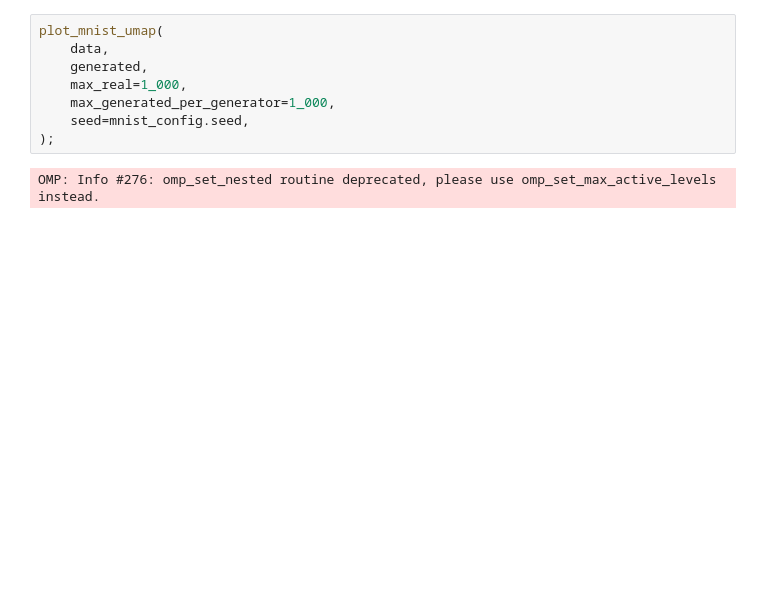
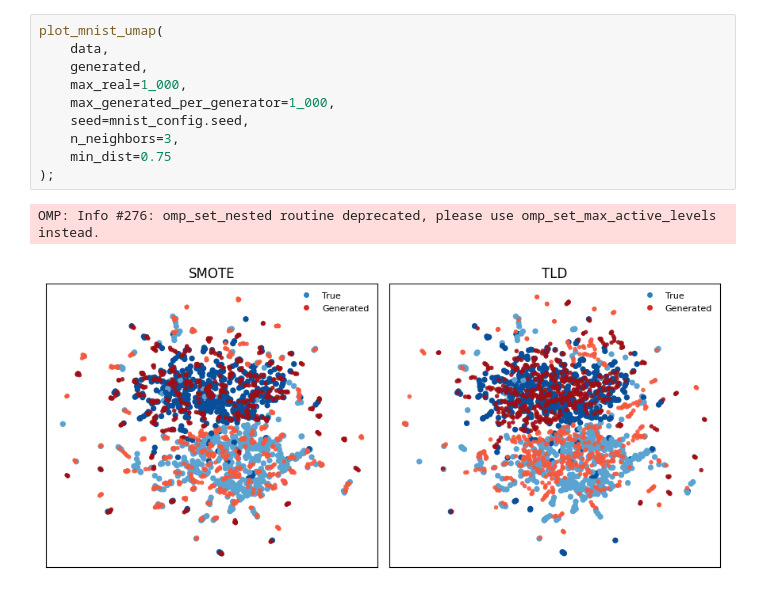
Before and after one commit to fabriziocosta/Utility, a Jupyter notebook: notebooks/mnist_utility.ipynb, the cells around one changed output. Cells and saved outputs as stored; diff of their text form; blank space fills up the shorter version.

```diff
--- a/notebooks/mnist_utility.ipynb
+++ b/notebooks/mnist_utility.ipynb
@@ -63,12 +65,15 @@ plot_mnist_samples(generated, n_per_generator=12, seed=None);
 # %%
 plot_mnist_umap(
     data,
     generated,
     max_real=1_000,
     max_generated_per_generator=1_000,
     seed=mnist_config.seed,
+    n_neighbors=3,
+    min_dist=0.75
 );
 # %% [output]
 OMP: Info #276: omp_set_nested routine deprecated, please use omp_set_max_active_levels instead.
+[figure, added]
 # %%
 plot_metric_bars(result);
```
Also changed, not shown: parts of 9 cells of this notebook, 8 other files.
